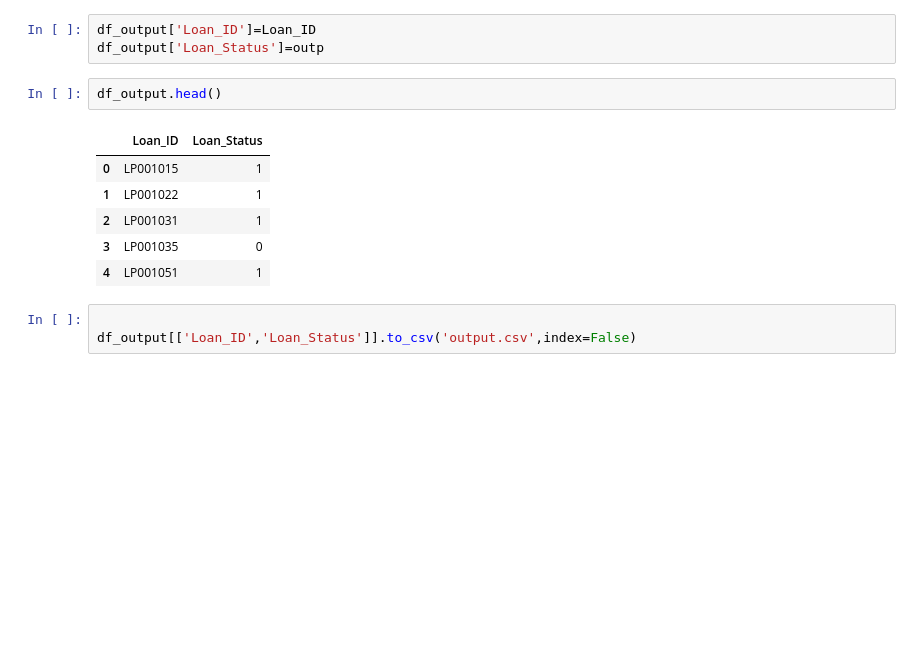
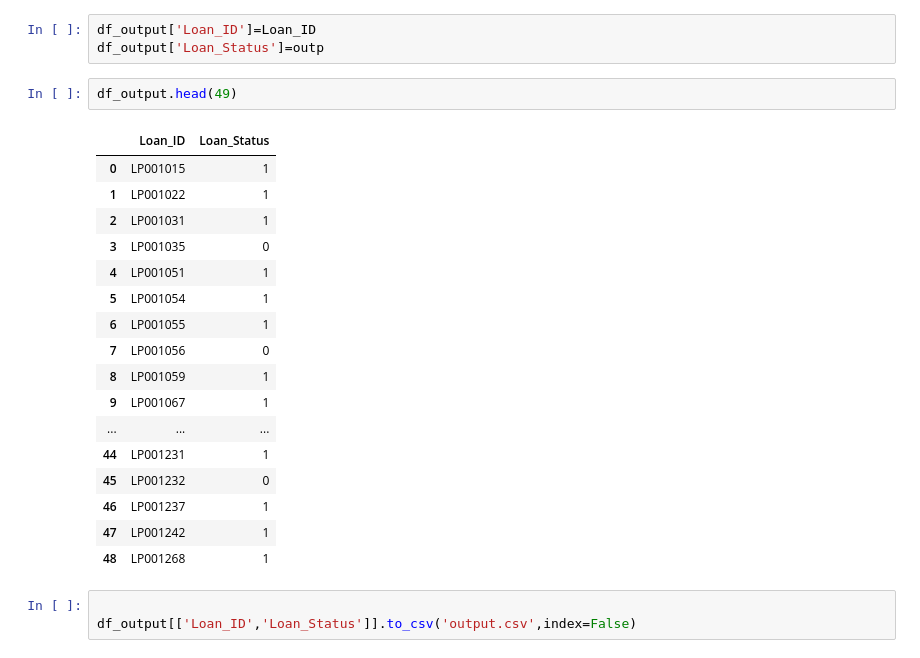
Before and after one commit to david-lab17/Machine-learning-, a Jupyter notebook: Credit2.ipynb, the cells around one changed output. Cells and saved outputs as stored; diff of their text form; blank space fills up the shorter version.

```diff
--- a/Credit2.ipynb
+++ b/Credit2.ipynb
@@ -403,14 +403,25 @@ array([1, 1, 1, 0, 1, 1, 1, 0, 1, 1, 1, 1, 0, 0, 1, 1, 1, 1, 1, 1, 1, 1,
 df_output['Loan_ID']=Loan_ID
 df_output['Loan_Status']=outp
 # %%
-df_output.head()
+df_output.head(49)
 # %% [output]
 |  | Loan_ID | Loan_Status |
 | 0 | LP001015 | 1 |
 | 1 | LP001022 | 1 |
 | 2 | LP001031 | 1 |
 | 3 | LP001035 | 0 |
 | 4 | LP001051 | 1 |
+| 5 | LP001054 | 1 |
+| 6 | LP001055 | 1 |
+| 7 | LP001056 | 0 |
+| 8 | LP001059 | 1 |
+| 9 | LP001067 | 1 |
+| ... | ... | ... |
+| 44 | LP001231 | 1 |
+| 45 | LP001232 | 0 |
+| 46 | LP001237 | 1 |
+| 47 | LP001242 | 1 |
+| 48 | LP001268 | 1 |
 # %%
 
 df_output[['Loan_ID','Loan_Status']].to_csv('output.csv',index=False)
```
